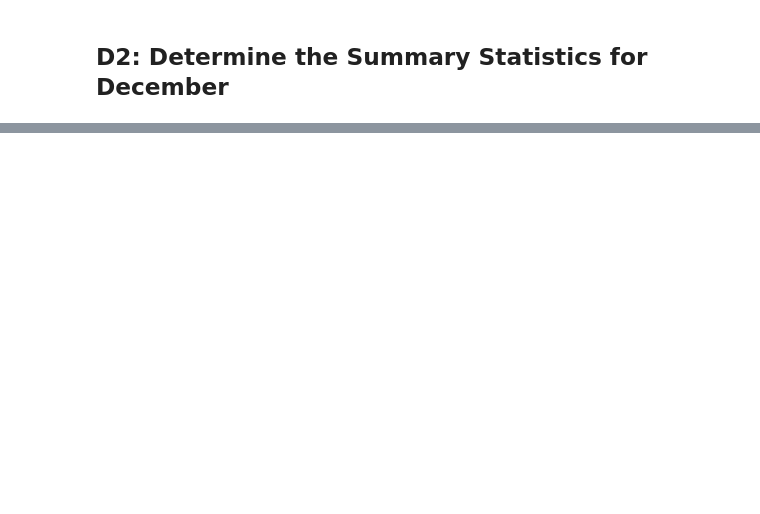
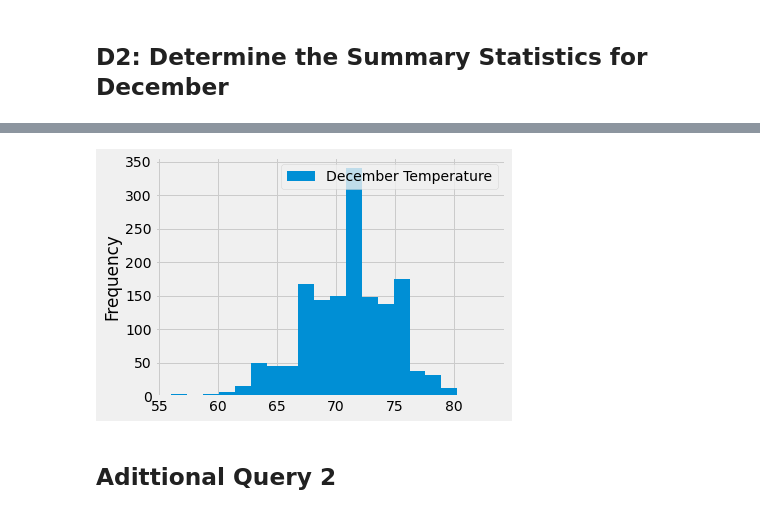
Before and after one commit to lfhoepers/surfs_up, a Jupyter notebook: SurfsUp_Challenge.ipynb, the cells around one changed output, grey strips where cells are left out. Cells and saved outputs as stored; diff of their text form; code cells hidden in the pictures; blank space fills up the shorter version.

```diff
--- a/SurfsUp_Challenge.ipynb
+++ b/SurfsUp_Challenge.ipynb
@@ -82,0 +94,8 @@ df_dec.describe()
+# %%
+# Plot December Temp
+df_dec.plot.hist(bins=20)
+plt.tight_layout()
+# %% [output]
+[figure, added]
+# %% [markdown]
+## Adittional Query 2
```
Also changed, not shown: parts of 11 cells of this notebook.
